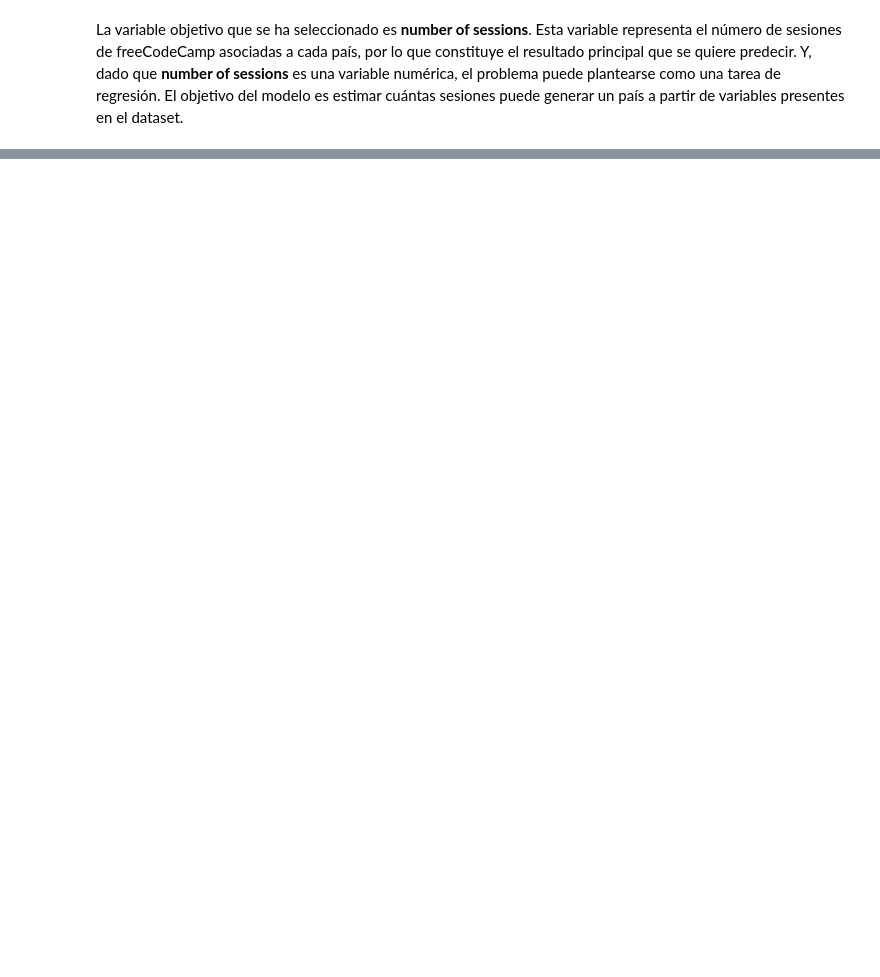
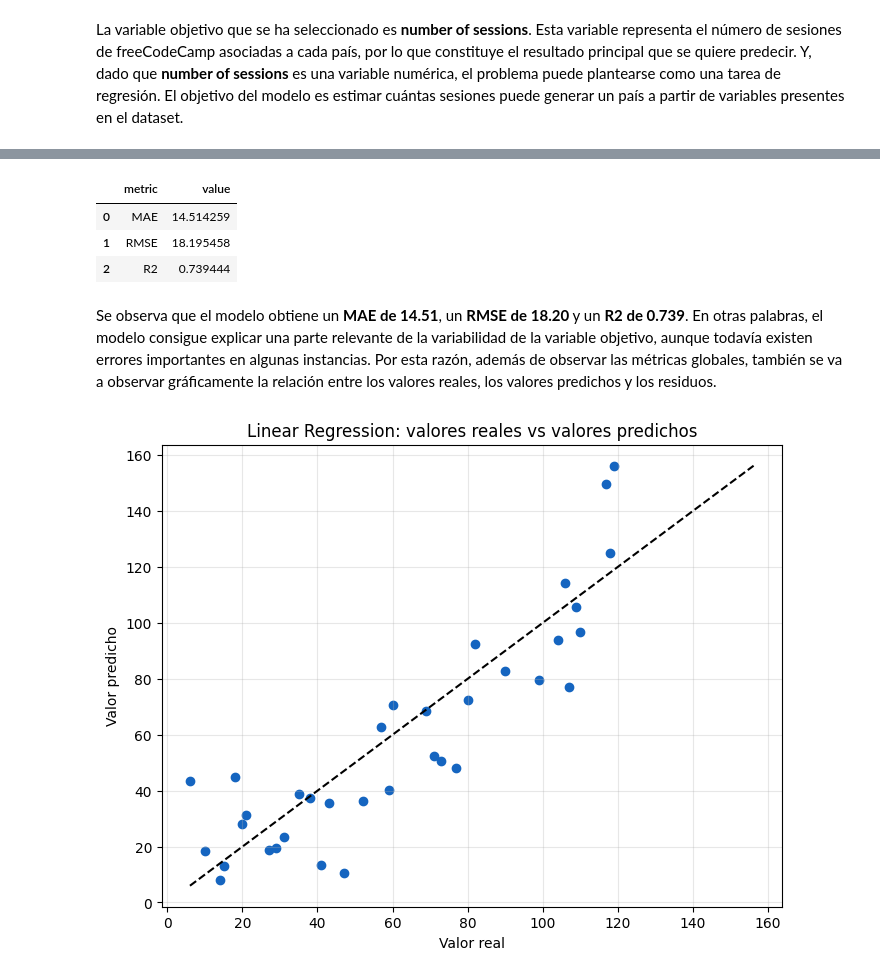
Before and after one commit to NaoKB/MLE, a Jupyter notebook: 01_linear_regression.ipynb, the cells around one changed output, grey strips where cells are left out. Drawn from its saved outputs; the diff is of its cells as text; code cells hidden in the pictures; blank space fills up the shorter version.

```diff
--- a/01_linear_regression.ipynb
+++ b/01_linear_regression.ipynb
@@ -137,8 +144,8 @@ La variable objetivo que se ha seleccionado es **number of sessions**. Esta vari
 X = df.drop(columns=[OBJECTIVE])
 y = df[OBJECTIVE]
 
-X_train, X_val, y_train, y_val = train_test_split(X,y,test_size=TEST_SIZE,random_state=SEED)
+X_train, X_test, y_train, y_test = train_test_split(X, y, test_size=TEST_SIZE, random_state=SEED)
 
-scaler = MinMaxScaler()
-X_train_scaled = scaler.fit_transform(X_train)
-X_val_scaled = scaler.transform(X_val)
+print(f"Tamaño de entrenamiento: {X_train.shape[0]} filas")
+print(f"Tamaño de validación: {X_test.shape[0]} filas")
+print(f"Variables explicativas: {list(X_train.columns)}")
@@ -155,0 +162,7 @@ X_val_scaled = pd.DataFrame(X_val_scaled, columns=X_val.columns, index=X_val.ind
+# %%
+linear_regression_model = Pipeline(steps=[
+    ("scaler", StandardScaler()),
+    ("model", LinearRegression())
+])
+linear_regression_model.fit(X_train, y_train)
+y_pred_lr = linear_regression_model.predict(X_test)
@@ -155,0 +200,30 @@ X_val_scaled = pd.DataFrame(X_val_scaled, columns=X_val.columns, index=X_val.ind
+# %%
+linear_metrics = pd.DataFrame({
+    "metric": ["MAE", "RMSE", "R2"],
+    "value": [
+        mean_absolute_error(y_test, y_pred_lr),
+        np.sqrt(mean_squared_error(y_test, y_pred_lr)),
+        r2_score(y_test, y_pred_lr)
+    ]
+})
+linear_metrics
+# %% [output]
+|  | metric | value |
+| 0 | MAE | 14.514259 |
+| 1 | RMSE | 18.195458 |
+| 2 | R2 | 0.739444 |
+# %% [markdown]
+Se observa que el modelo obtiene un **MAE de 14.51**, un **RMSE de 18.20** y un **R2 de 0.739**. En otras palabras, el modelo consigue explicar una parte relevante de la variabilidad de la variable objetivo, aunque todavía existen errores importantes en algunas instancias. Por esta razón, además de observar las métricas globales, también se va a observar gráficamente la relación entre los valores reales, los valores predichos y los residuos.
+# %%
+plt.figure(figsize=(8, 6))
+plt.scatter(y_test, y_pred_lr, color="#1565C0")
+min_value = min(y_test.min(), y_pred_lr.min())
+max_value = max(y_test.max(), y_pred_lr.max())
+plt.plot([min_value, max_value], [min_value, max_value], linestyle="--", color="black")
+plt.xlabel("Valor real")
+plt.ylabel("Valor predicho")
+plt.title("Linear Regression: valores reales vs valores predichos")
+plt.grid(alpha=0.3)
+plt.show()
+# %% [output]
+[figure, added]
```
Also changed, not shown: parts of 38 cells of this notebook, 1 other file.
